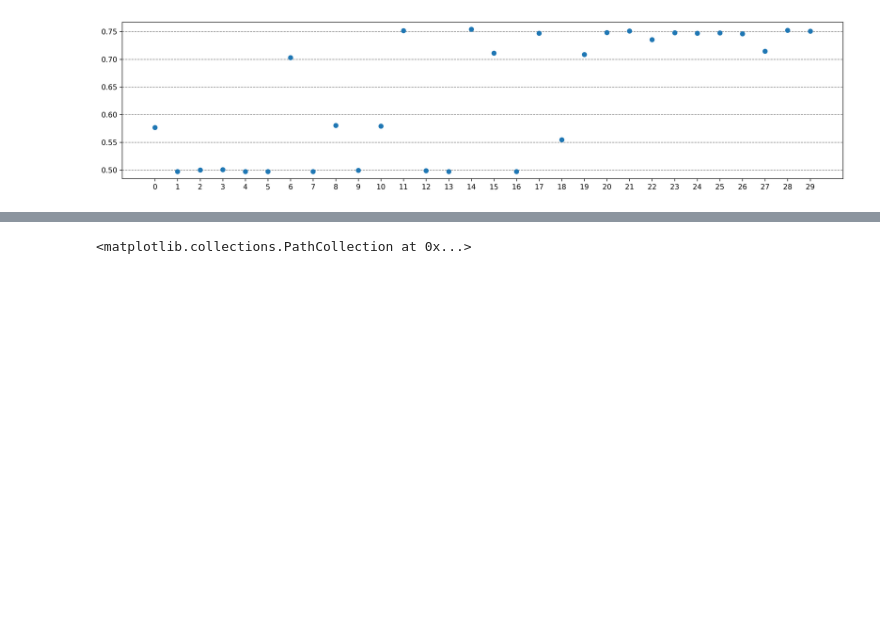
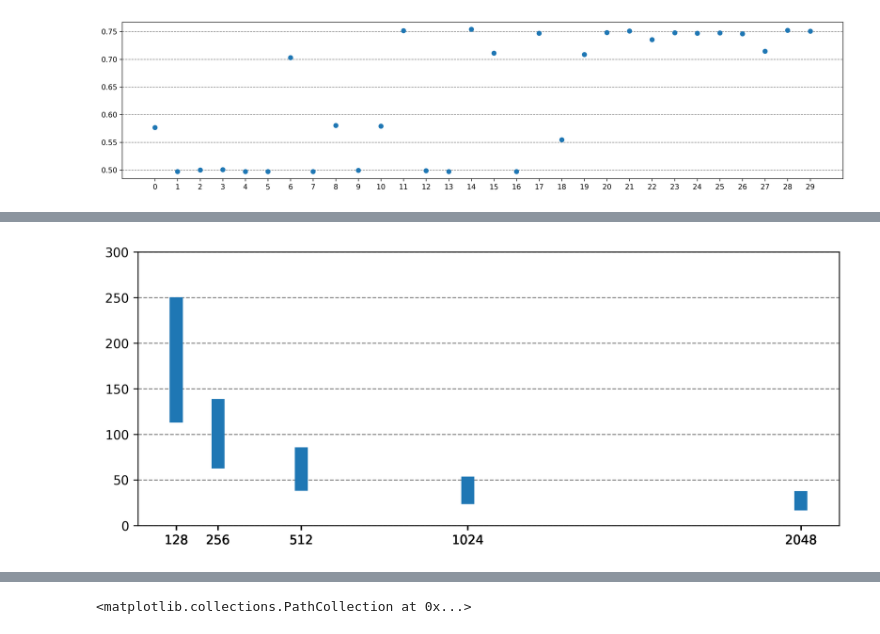
Before and after one commit to hex-hex/nni-experiments, a Jupyter notebook: notebook/ParseDb.ipynb, the cells around one changed output, grey strips where cells are left out. Saved outputs shown, nothing was run; the diff lists cells and outputs as text; code cells hidden in the pictures; blank space fills up the shorter version.

```diff
--- a/notebook/ParseDb.ipynb
+++ b/notebook/ParseDb.ipynb
@@ -111,0 +135,10 @@ plt.scatter(summary_data['regularizer'],summary_data['value'].values)
+# %%
+fig, ax = plt.subplots(figsize=(10,4), dpi=300)
+ax.set_axisbelow(True)
+ax.yaxis.grid(color='gray', linestyle='dashed')
+plt.ylim(0,300)
+plt.bar(batch_data[:,0],batch_data[:,3]/4,bottom=batch_data[:,4]/4, width=40)
+plt.xticks(summary_data['batch'])
+plt.show()
+# %% [output]
+[figure, added]
```
Also changed, not shown: parts of 11 cells of this notebook, 1 other file.
